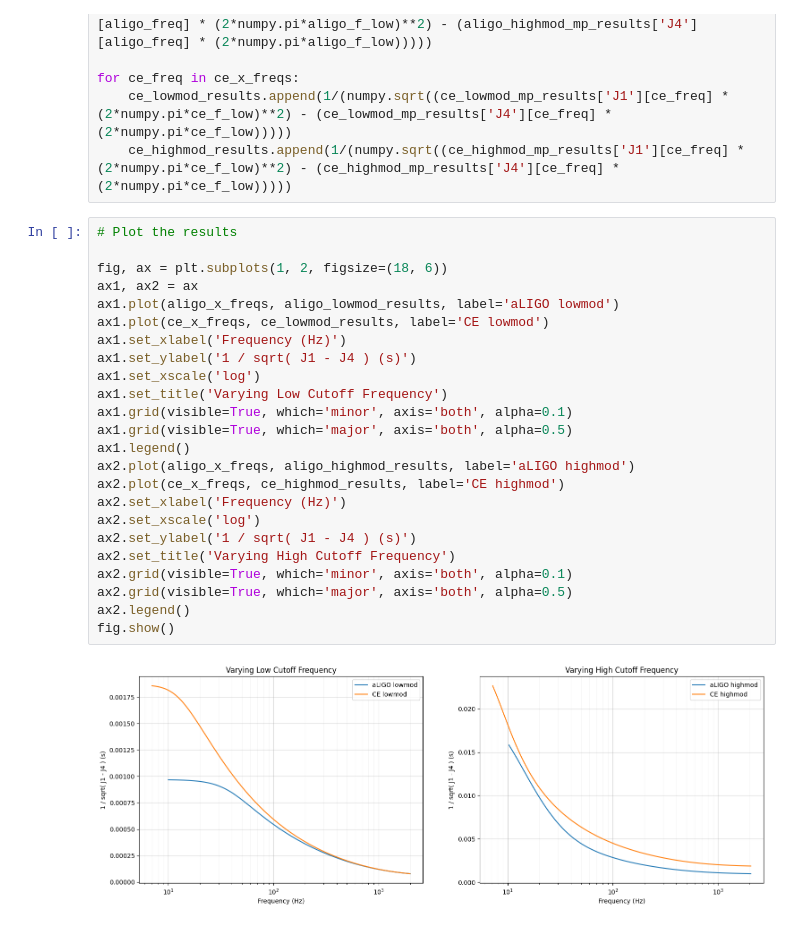
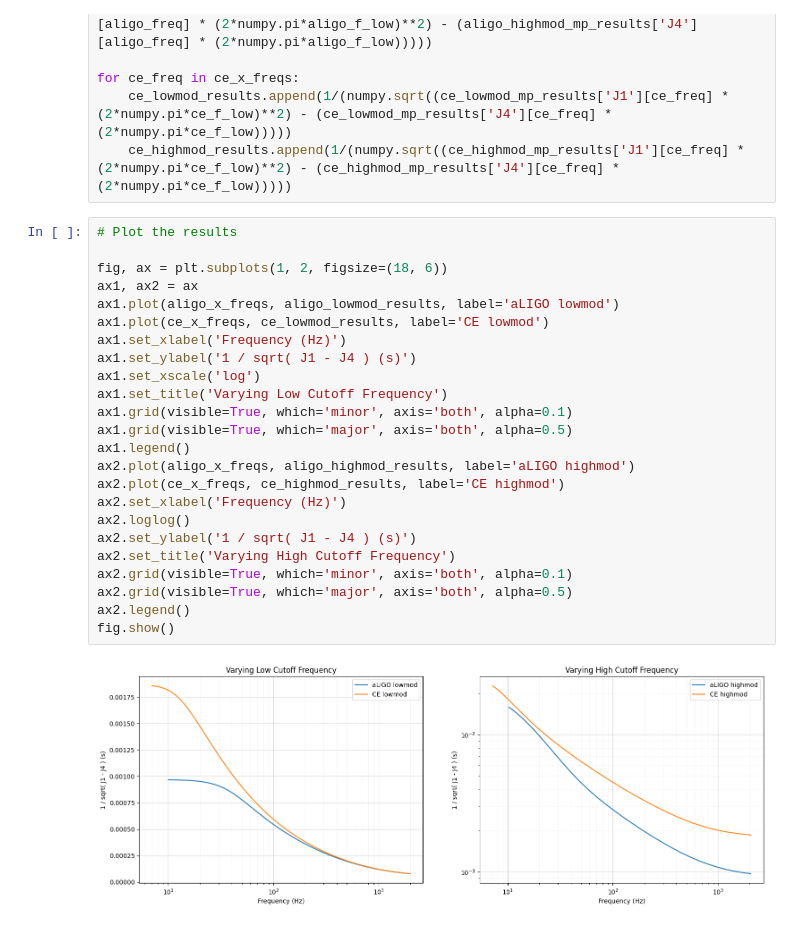
Before and after one commit to icg-gravwaves/3g_low_latency, a Jupyter notebook: calc_moments_ce_aligo.ipynb, the cells around one changed output. Cells and saved outputs as stored; diff of their text form.

Commit message:
change hf plot to loglog

```diff
--- a/calc_moments_ce_aligo.ipynb
+++ b/calc_moments_ce_aligo.ipynb
@@ -281,26 +281,26 @@ for ce_freq in ce_x_freqs:
 # %%
 # Plot the results
 
 fig, ax = plt.subplots(1, 2, figsize=(18, 6))
 ax1, ax2 = ax
 ax1.plot(aligo_x_freqs, aligo_lowmod_results, label='aLIGO lowmod')
 ax1.plot(ce_x_freqs, ce_lowmod_results, label='CE lowmod')
 ax1.set_xlabel('Frequency (Hz)')
 ax1.set_ylabel('1 / sqrt( J1 - J4 ) (s)')
 ax1.set_xscale('log')
 ax1.set_title('Varying Low Cutoff Frequency')
 ax1.grid(visible=True, which='minor', axis='both', alpha=0.1)
 ax1.grid(visible=True, which='major', axis='both', alpha=0.5)
 ax1.legend()
 ax2.plot(aligo_x_freqs, aligo_highmod_results, label='aLIGO highmod')
 ax2.plot(ce_x_freqs, ce_highmod_results, label='CE highmod')
 ax2.set_xlabel('Frequency (Hz)')
-ax2.set_xscale('log')
+ax2.loglog()
 ax2.set_ylabel('1 / sqrt( J1 - J4 ) (s)')
 ax2.set_title('Varying High Cutoff Frequency')
 ax2.grid(visible=True, which='minor', axis='both', alpha=0.1)
 ax2.grid(visible=True, which='major', axis='both', alpha=0.5)
 ax2.legend()
 fig.show()
 # %% [output]
-[figure, old version]
+[figure, new version]
```
